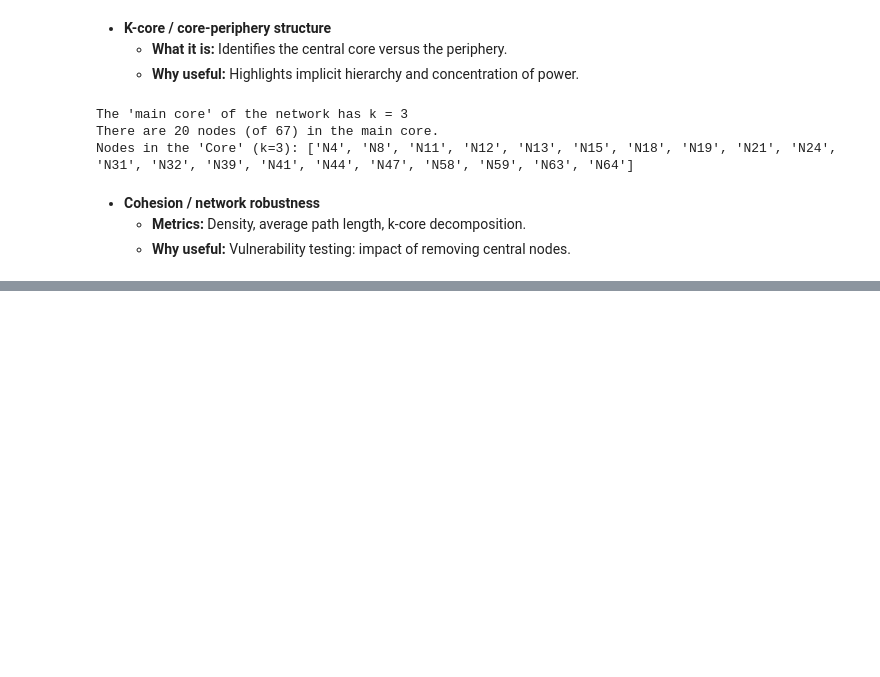
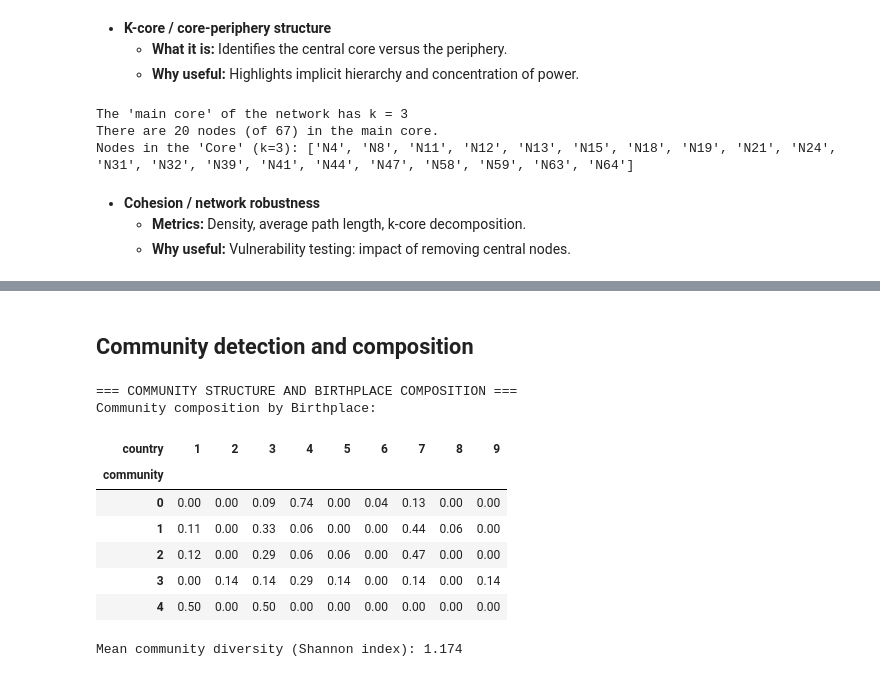
Before and after one commit to leovora/SNA_project, a Jupyter notebook: src/italian_gang.ipynb, the cells around one changed output, grey strips where cells are left out. Drawn from its saved outputs; the diff is of its cells as text; code cells hidden in the pictures; blank space fills up the shorter version.

```diff
--- a/src/italian_gang.ipynb
+++ b/src/italian_gang.ipynb
@@ -418,0 +524,48 @@ Network after removal of key nodes
+# %% [markdown]
+## Community detection and composition
+# %%
+print("\n=== COMMUNITY STRUCTURE AND BIRTHPLACE COMPOSITION ===")
+
+comms = community.greedy_modularity_communities(G)
+
+# Assign community IDs
+com_map = {}
+for i, c in enumerate(comms):
+    for node in c:
+        com_map[node] = i
+nx.set_node_attributes(G, com_map, "community")
+
+# Build DataFrame
+comm_data = []
+for n in G.nodes():
+    comm_data.append({
+        "node": n,
+        "community": G.nodes[n]["community"],
+        "country": G.nodes[n].get("country", "Unknown")
+    })
+df_comm = pd.DataFrame(comm_data)
+
+# Composition of each community
+comp = df_comm.groupby(["community", "country"]).size().unstack(fill_value=0)
+comp["total"] = comp.sum(axis=1)
+comp = comp.div(comp["total"], axis=0).drop(columns="total")
+print("Community composition by Birthplace:")
+display(comp.round(2))
+
+# Shannon diversity index per community
+def shannon(row):
+    p = row[row>0]
+    return -np.sum(p * np.log(p))
+comp["diversity_index"] = comp.apply(shannon, axis=1)
+print(f"\nMean community diversity (Shannon index): {comp['diversity_index'].mean():.3f}")
+# %% [output]
+=== COMMUNITY STRUCTURE AND BIRTHPLACE COMPOSITION ===
+Community composition by Birthplace:
+| country | 1 | 2 | 3 | 4 | 5 | 6 | 7 | 8 | 9 |
+| community |  |  |  |  |  |  |  |  |  |
+| 0 | 0.00 | 0.00 | 0.09 | 0.74 | 0.00 | 0.04 | 0.13 | 0.00 | 0.00 |
+| 1 | 0.11 | 0.00 | 0.33 | 0.06 | 0.00 | 0.00 | 0.44 | 0.06 | 0.00 |
+| 2 | 0.12 | 0.00 | 0.29 | 0.06 | 0.06 | 0.00 | 0.47 | 0.00 | 0.00 |
+| 3 | 0.00 | 0.14 | 0.14 | 0.29 | 0.14 | 0.00 | 0.14 | 0.00 | 0.14 |
+| 4 | 0.50 | 0.00 | 0.50 | 0.00 | 0.00 | 0.00 | 0.00 | 0.00 | 0.00 |
+Mean community diversity (Shannon index): 1.174
```
Also changed, not shown: parts of 16 cells of this notebook, 1 other file.
